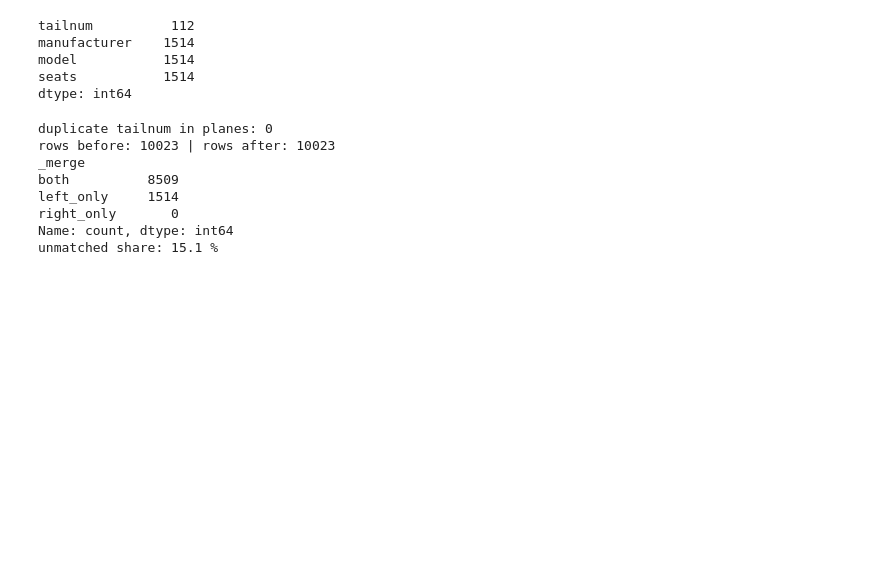
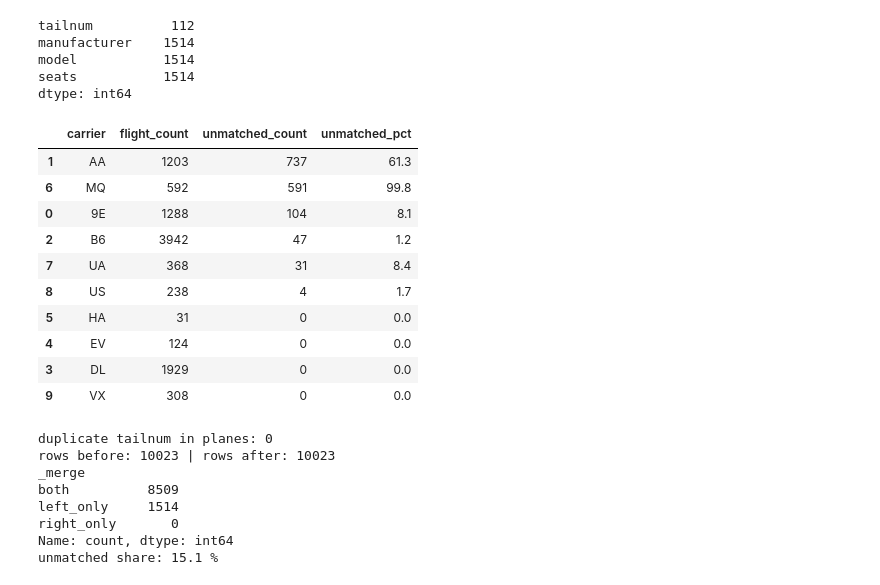
Before and after one commit to BenMLaw/ban6003-week7-8-BenMLaw, a Jupyter notebook: notebooks/module8_pandas_integration_guided_lab.ipynb, the cells around one changed output. Drawn from its saved outputs; the diff is of its cells as text; code cells hidden in the pictures; blank space fills up the shorter version.

```diff
--- a/notebooks/module8_pandas_integration_guided_lab.ipynb
+++ b/notebooks/module8_pandas_integration_guided_lab.ipynb
@@ -731,6 +731,31 @@ manufacturer    1514
 model           1514
 seats           1514
 dtype: int64
+# %%
+aircraft_match_audit["unmatched"] = aircraft_match_audit["_merge"] == "left_only"
+
+match_by_carrier = aircraft_match_audit.groupby("carrier").agg(
+    flight_count=("unmatched", "size"),
+    unmatched_count=("unmatched", "sum")
+).reset_index()
+
+match_by_carrier["unmatched_pct"] = (
+    match_by_carrier["unmatched_count"] / match_by_carrier["flight_count"] * 100
+).round(1)
+
+match_by_carrier.sort_values("unmatched_count", ascending=False)
+# %% [output]
+|  | carrier | flight_count | unmatched_count | unmatched_pct |
+| 1 | AA | 1203 | 737 | 61.3 |
+| 6 | MQ | 592 | 591 | 99.8 |
+| 0 | 9E | 1288 | 104 | 8.1 |
+| 2 | B6 | 3942 | 47 | 1.2 |
+| 7 | UA | 368 | 31 | 8.4 |
+| 8 | US | 238 | 4 | 1.7 |
+| 5 | HA | 31 | 0 | 0.0 |
+| 4 | EV | 124 | 0 | 0.0 |
+| 3 | DL | 1929 | 0 | 0.0 |
+| 9 | VX | 308 | 0 | 0.0 |
 # %%
 print("duplicate tailnum in planes:", planes["tailnum"].duplicated().sum())
 print("rows before:", audit_base.shape[0], "| rows after:", aircraft_match_audit.shape[0])
```
